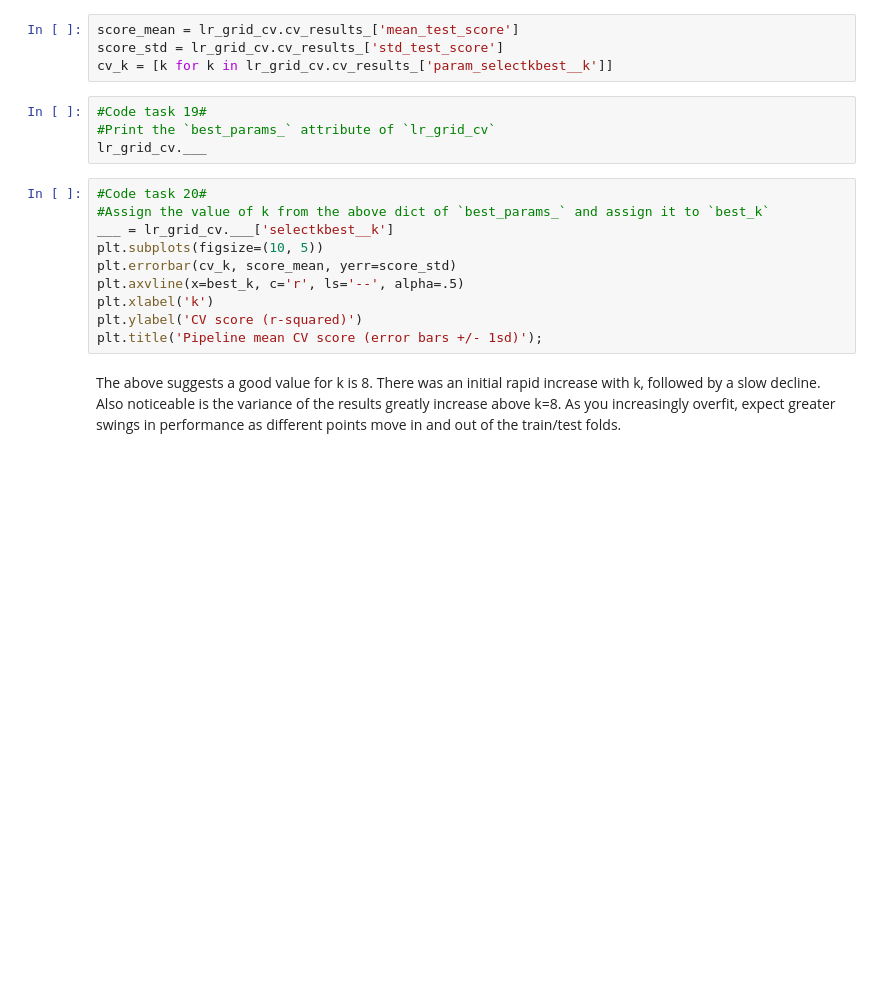
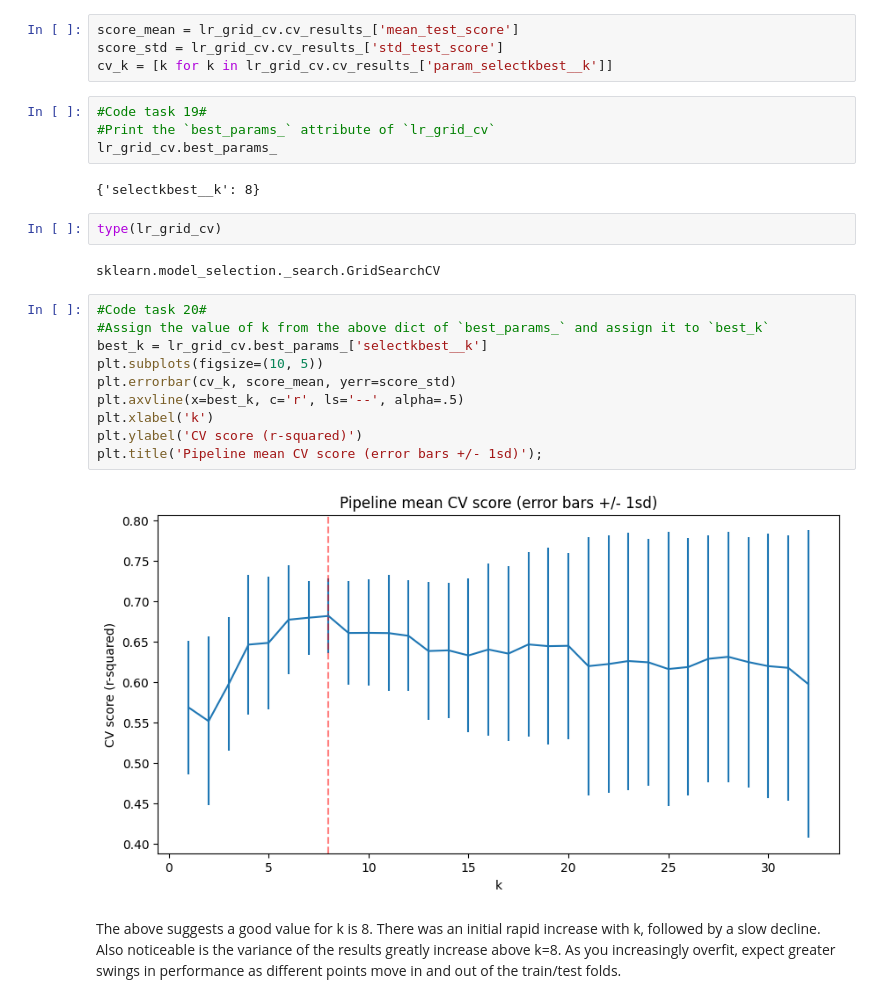
Before and after one commit to dqminhv/DataScienceGuidedCapstone, a Jupyter notebook: Notebooks/04_preprocessing_and_training.ipynb, the cells around one changed output. Cells and saved outputs as stored; diff of their text form; blank space fills up the shorter version.

```diff
--- a/Notebooks/04_preprocessing_and_training.ipynb
+++ b/Notebooks/04_preprocessing_and_training.ipynb
@@ -871,17 +871,25 @@ cv_k = [k for k in lr_grid_cv.cv_results_['param_selectkbest__k']]
 # %%
 #Code task 19#
 #Print the `best_params_` attribute of `lr_grid_cv`
-lr_grid_cv.___
+lr_grid_cv.best_params_
+# %% [output]
+{'selectkbest__k': 8}
+# %%
+type(lr_grid_cv)
+# %% [output]
+sklearn.model_selection._search.GridSearchCV
 # %%
 #Code task 20#
 #Assign the value of k from the above dict of `best_params_` and assign it to `best_k`
-___ = lr_grid_cv.___['selectkbest__k']
+best_k = lr_grid_cv.best_params_['selectkbest__k']
 plt.subplots(figsize=(10, 5))
 plt.errorbar(cv_k, score_mean, yerr=score_std)
 plt.axvline(x=best_k, c='r', ls='--', alpha=.5)
 plt.xlabel('k')
 plt.ylabel('CV score (r-squared)')
 plt.title('Pipeline mean CV score (error bars +/- 1sd)');
+# %% [output]
+[figure, added]
 # %% [markdown]
 The above suggests a good value for k is 8. There was an initial rapid increase with k, followed by a slow decline. Also noticeable is the variance of the results greatly increase above k=8. As you increasingly overfit, expect greater swings in performance as different points move in and out of the train/test folds.
 # %% [markdown]
```
Also changed, not shown: parts of 1 cell of this notebook.
